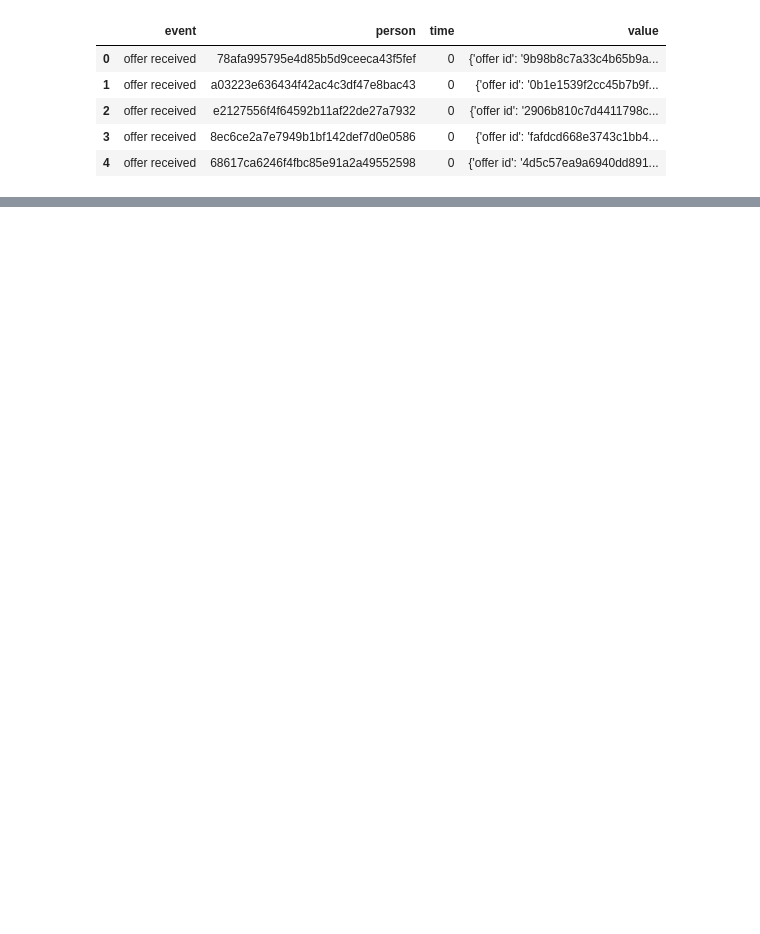
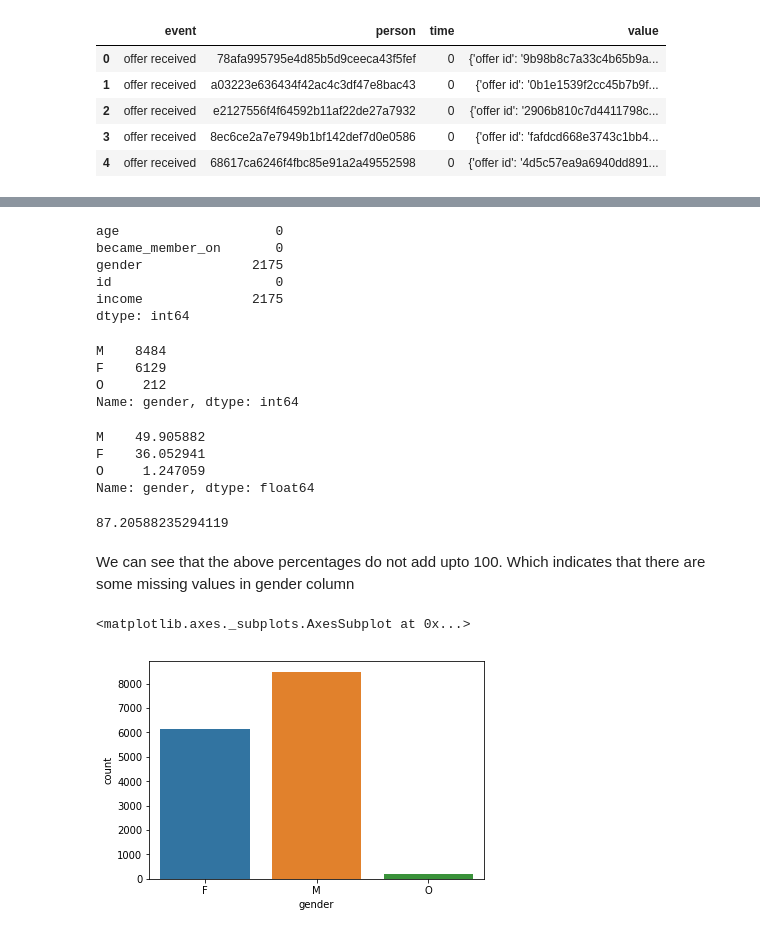
Before and after one commit to birajdarshivam/Starbucks-Capstone-Challenge-DSND, a Jupyter notebook: Starbucks_Capstone_notebook.ipynb, the cells around one changed output, grey strips where cells are left out. Cells and saved outputs as stored; diff of their text form; code cells hidden in the pictures; blank space fills up the shorter version.

```diff
--- a/Starbucks_Capstone_notebook.ipynb
+++ b/Starbucks_Capstone_notebook.ipynb
@@ -802,31 +137,0 @@ Recalling my preliminary data exploration steps, the became_member_on column wer
-# %%
-# Rename column for merging
-profile.rename(columns={'id':'person'},inplace=True)
-
-# Create function to reuse for 3 datasets
-def member(df):
-    '''
-    inputs:
-    - df: original dataframe to transform became_member_on column
-
-    outputs:
-    - Returns dataframe with became_member_on column transformed to be tenure in days
-
-    '''
-    # Merge to get user demographic profile
-    df=df.merge(profile,how='left',on='person')
-
-    # Convert became_member_on into member tenure
-    df['year']=pd.Series([int(str(x)[:4]) for x in df['became_member_on']])
-    df['month']=pd.Series([int(str(x)[-3]) for x in df['became_member_on']])
-    df['day']=pd.Series([int(str(x)[-2:]) for x in df['became_member_on']])
-    df=drop_cols('became_member_on',df)
-    df.loc[df['year'] == 2018, 'membership_tenure_days'] = (30*df['month'])+df['day']
-    df.loc[df['year'] != 2018, 'membership_tenure_days'] = ((2018-df['year'])*365)+(30*df['month'])+df['day']
-    df=drop_cols(['year','month','day'],df)
-
-    return df
-
-offers_bogo=member(offers_bogo)
-offers_discount=member(offers_discount)
-offers_info=member(offers_info)
@@ -2436,0 +138,37 @@ Perhaps I could have broken them up into 3 different models for the 3 offer type
+# %%
+# Null values in the profile data
+profile.isnull().sum()
+# %% [output]
+age                    0
+became_member_on       0
+gender              2175
+id                     0
+income              2175
+dtype: int64
+# %%
+# Number of male, female and others
+print(profile['gender'].value_counts())
+# %% [output]
+M    8484
+F    6129
+O     212
+Name: gender, dtype: int64
+# %%
+# Percentage of male, female and others
+print(profile['gender'].value_counts()*100/profile.shape[0])
+
+# Sum of percentages
+sum(profile['gender'].value_counts()*100/profile.shape[0])
+# %% [output]
+M    49.905882
+F    36.052941
+O     1.247059
+Name: gender, dtype: float64
+87.20588235294119
+# %% [markdown]
+We can see that the above percentages do not add upto 100. Which indicates that there are some missing values in gender column
+# %%
+sns.countplot(profile['gender'])
+# %% [output]
+<matplotlib.axes._subplots.AxesSubplot at 0x...>
+[figure, added]
```
Also changed, not shown: parts of 309 cells of this notebook.
